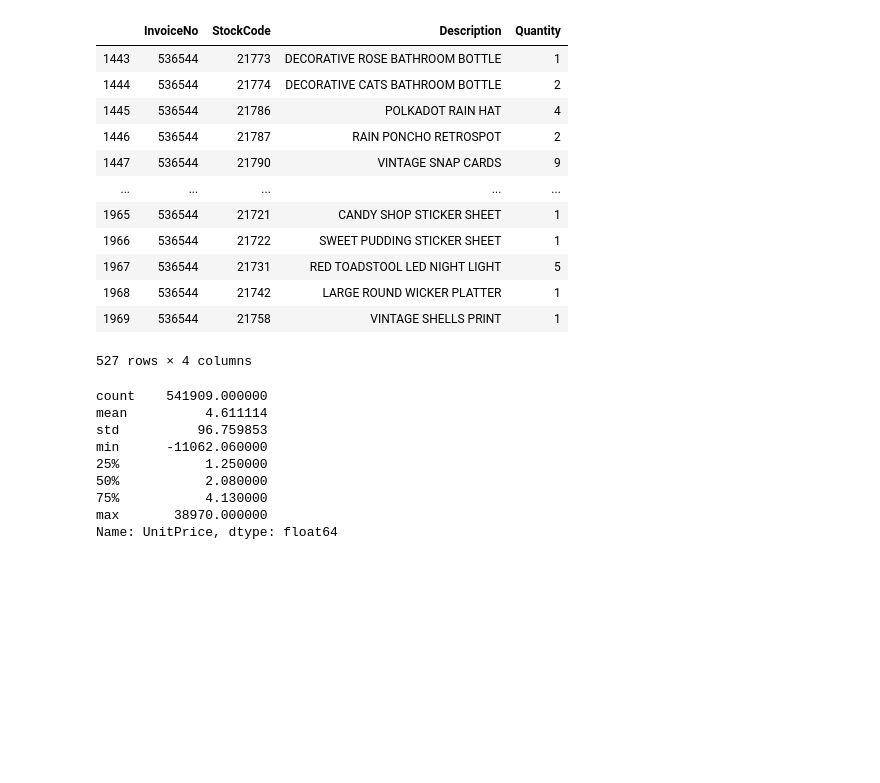
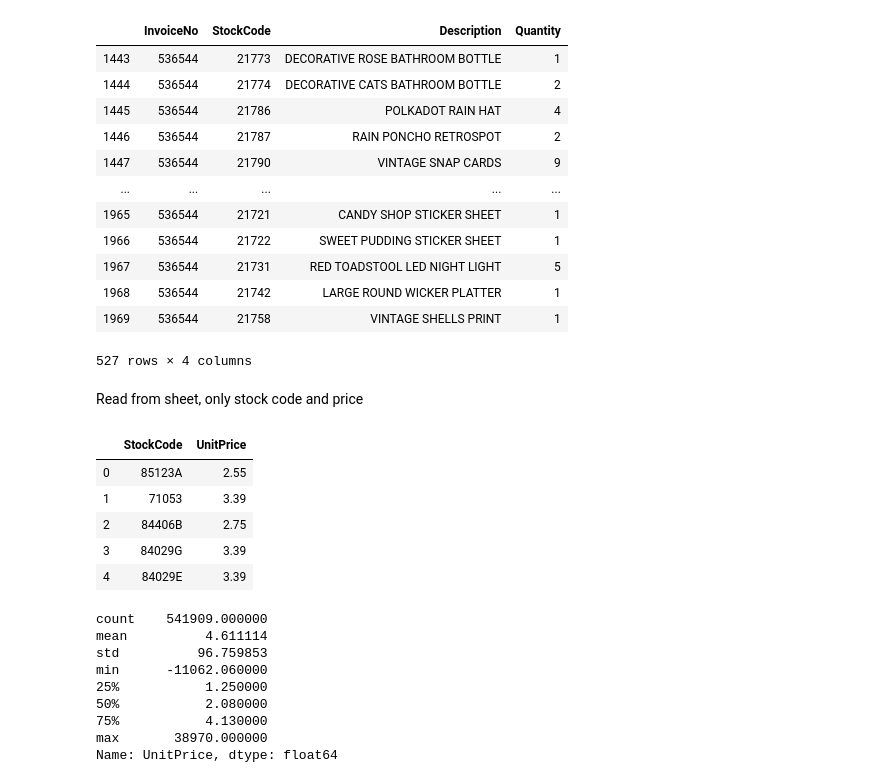
Before and after one commit to manohar2000/Deep-Learning-Labs, a Jupyter notebook: Lab2/Lab2-part1.ipynb, the cells around one changed output. Cells and saved outputs as stored; diff of their text form; code cells hidden in the pictures; blank space fills up the shorter version.

```diff
--- a/Lab2/Lab2-part1.ipynb
+++ b/Lab2/Lab2-part1.ipynb
@@ -47,6 +46,19 @@ subset
 | 1968 | 536544 | 21742 | LARGE ROUND WICKER PLATTER | 1 |
 | 1969 | 536544 | 21758 | VINTAGE SHELLS PRINT | 1 |
 527 rows × 4 columns
+# %% [markdown]
+Read from sheet, only stock code and price
+# %%
+data = pd.read_excel("Online Retail.xlsx",usecols = ["StockCode","UnitPrice"])
+# %%
+data.head()
+# %% [output]
+|  | StockCode | UnitPrice |
+| 0 | 85123A | 2.55 |
+| 1 | 71053 | 3.39 |
+| 2 | 84406B | 2.75 |
+| 3 | 84029G | 3.39 |
+| 4 | 84029E | 3.39 |
 # %%
 data.UnitPrice.describe()
 # %% [output]
```
Also changed, not shown: parts of 9 cells of this notebook.
